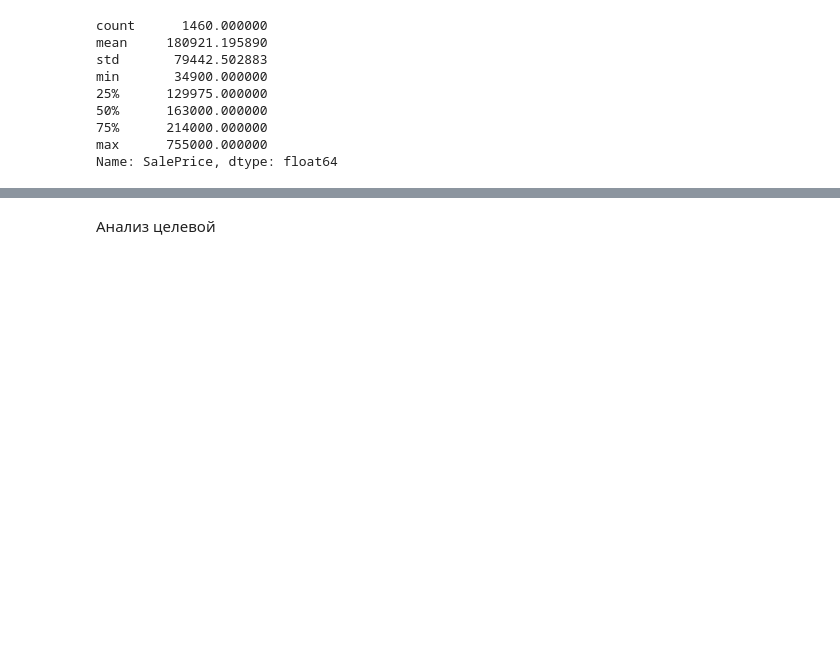
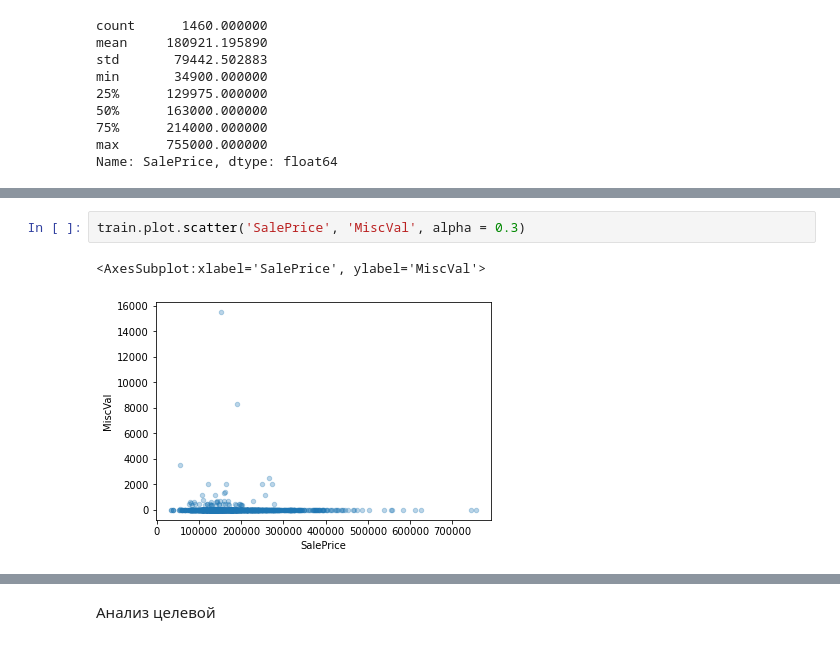
Before and after one commit to Gekcer/IS-House-prices, a Jupyter notebook: HP_notebook.ipynb, the cells around one changed output, grey strips where cells are left out. Drawn from its saved outputs; the diff is of its cells as text; blank space fills up the shorter version.

```diff
--- a/HP_notebook.ipynb
+++ b/HP_notebook.ipynb
@@ -93,3 +73,8 @@ sns.heatmap(train.corr(), cmap = 'magma', square=True)
+# %%
+train.plot.scatter('SalePrice', 'MiscVal', alpha = 0.3)
+# %% [output]
+<AxesSubplot:xlabel='SalePrice', ylabel='MiscVal'>
+[figure, added]
 # %%
 train.plot.scatter('SalePrice', 'GrLivArea', alpha = 0.3)
 # %% [output]
```
Also changed, not shown: parts of 47 cells of this notebook.
